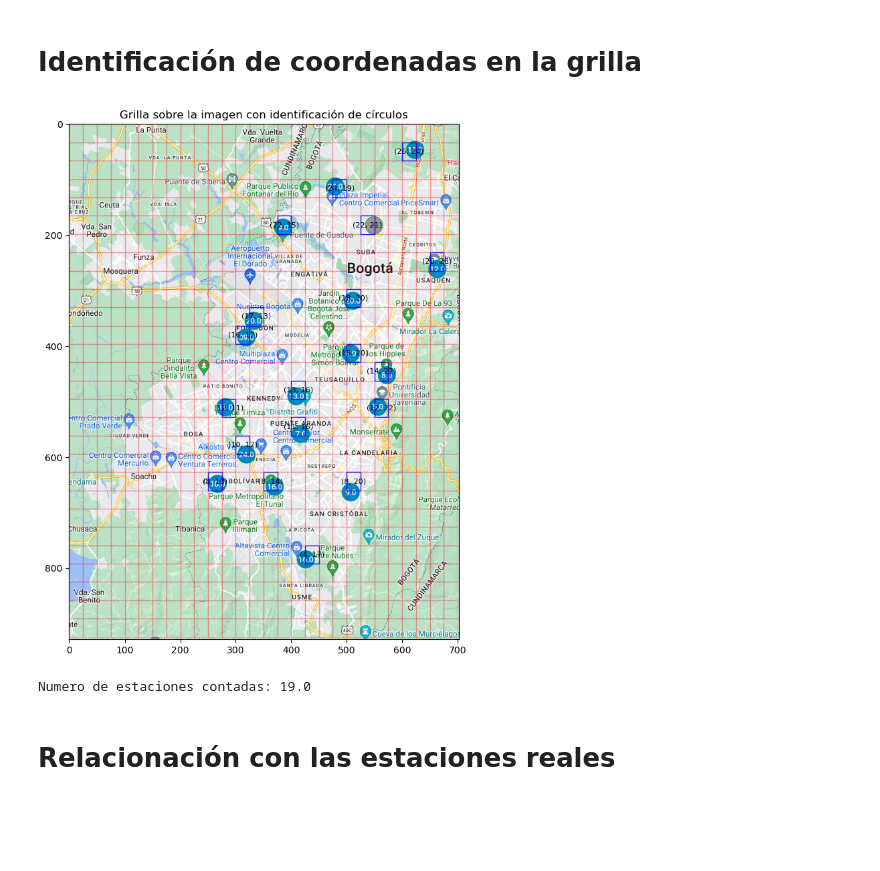
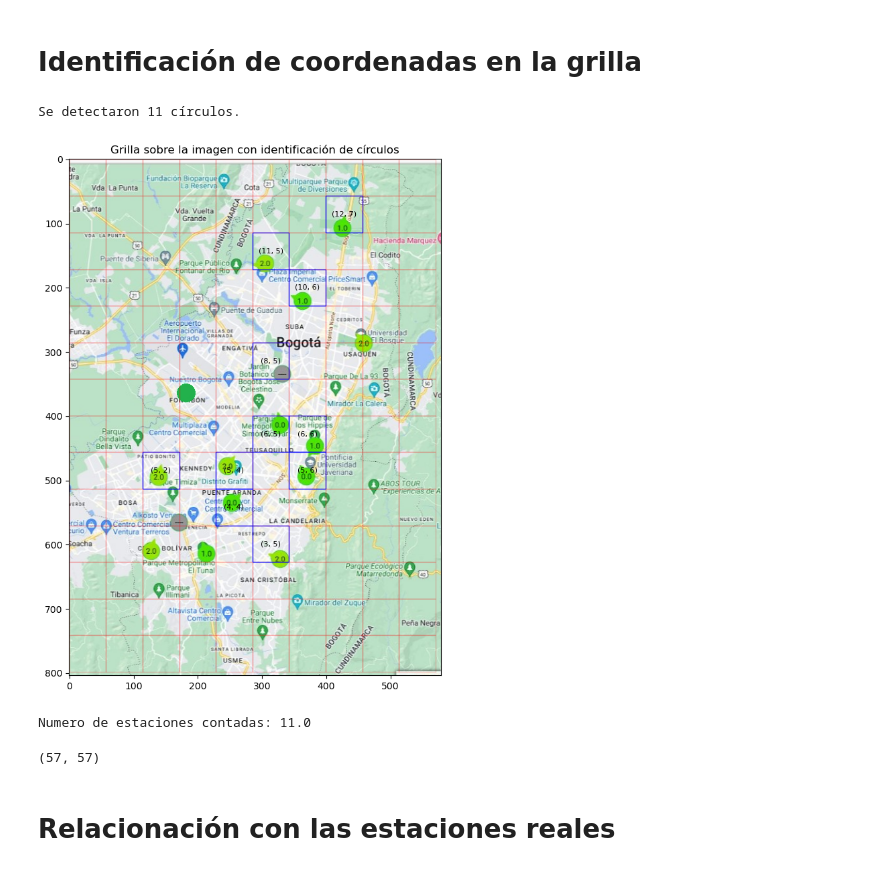
Before and after one commit to svargasro/Wildfire-Smoke-Spread-Over-Bogot-Workshops, a Jupyter notebook: Proyecto Final/Codigo/Analisis de Datos/Polucion/grid.ipynb, the cells around one changed output. Cells and saved outputs as stored; diff of their text form; code cells hidden in the pictures; blank space fills up the shorter version.

```diff
--- a/Proyecto Final/Codigo/Analisis de Datos/Polucion/grid.ipynb
+++ b/Proyecto Final/Codigo/Analisis de Datos/Polucion/grid.ipynb
@@ -8,12 +8,13 @@ import matplotlib.patches as patches
 # %% [markdown]
 # Parametros de la grilla
 # %%
-Lx, Ly = 28, 28
+Lx, Ly = 14, 10
 grid_size = (Lx, Ly)
 # %% [markdown]
 # Carga de datos
 # %%
-image_path = '../Map1.png'
+# image_path = '../Map_ref.png'
+image_path = '../Mapita.png'
 image = cv2.imread(image_path)
 image_rgb = cv2.cvtColor(image, cv2.COLOR_BGR2RGB)
 
@@ -30,7 +31,7 @@ plt.show()
 image_gray = cv2.cvtColor(image, cv2.COLOR_BGR2GRAY)
 
 # Aplicar suavizado para mejorar la detección de círculos
-image_blur = cv2.medianBlur(image_gray, 5)
+image_blur = cv2.medianBlur(image_gray, 11)
 
 # Definir el rango de valores de gris oscuro
 lower_gray = 100
@@ -53,12 +54,13 @@ plt.show()
 # Identificación de coordenadas en la grilla
 # %%
 # Detectar círculos usando la transformada de Hough
-circles = cv2.HoughCircles(masked_image, cv2.HOUGH_GRADIENT, dp=1.2, minDist=20,
-                           param1=50, param2=30, minRadius=15, maxRadius=25)
+circles = cv2.HoughCircles(masked_image, cv2.HOUGH_GRADIENT, dp=1.3, minDist=20,
+                           param1=50, param2=30, minRadius=12, maxRadius=21)
 
 
 # Verificar si se han detectado círculos
 if circles is not None:
+    print(f'Se detectaron {circles.shape[1]} círculos.')
     # Redondear las coordenadas y el radio de los círculos
     circles = np.round(circles[0, :]).astype("int")
     # Crear una matriz para almacenar la grilla de posiciones de las estaciones
@@ -79,36 +81,41 @@ if circles is not None:
     for (x, y, r) in circles:
         #Celda en la que se encuentra el círculo
         cell_x = x // cell_width
         cell_y = ((height - y)  // cell_height)
-        #Obs: Mirar rodeando la celda
+        # print(f'Estación en la celda ({cell_y}, {cell_x})')
 
         # Marcar la celda en la grilla
         stations_positions[cell_y, cell_x] = 1
 
     # Colorear la grilla sobre la imagen
     for i in range(grid_size[0]):
         for j in range(grid_size[1]):
             if stations_positions[i, j] == 1:
                 N_estaciones +=  stations_positions[i, j]
                 rect = patches.Rectangle((j * cell_width, (Lx - 1 - i) * cell_height), cell_width, cell_height, linewidth=1, edgecolor='b', facecolor='none', alpha=0.9)
                 ax.add_patch(rect)
                 # Anotar la posición en la celda
                 plt.text(j * cell_width + cell_width / 2, (Lx - 1 - i) * cell_height + cell_height / 2, f'({i}, {j})', color='black', fontsize=8, ha='center', va='center', alpha=1)
 
             else:
                 rect = patches.Rectangle((j * cell_width, (Lx - 1 - i) * cell_height), cell_width, cell_height, linewidth=1, edgecolor='r', facecolor='none', alpha=0.2)
                 ax.add_patch(rect)
 
     # Mostrar la imagen con las posiciones de los círculos y la grilla coloreada
     plt.title('Grilla sobre la imagen con identificación de círculos')
     plt.show()
     print(f'Numero de estaciones contadas: {N_estaciones}')
 
 else:
     print("No se detectaron círculos.")
 # %% [output]
+Se detectaron 11 círculos.
-[figure, old version]
+[figure, new version]
-Numero de estaciones contadas: 19.0
+Numero de estaciones contadas: 11.0
+# %%
+cell_height, cell_width
+# %% [output]
+(57, 57)
 # %% [markdown]
 # Relacionación con las estaciones reales
 # %%
```
Also changed, not shown: parts of 14 cells of this notebook, 2 other files.
